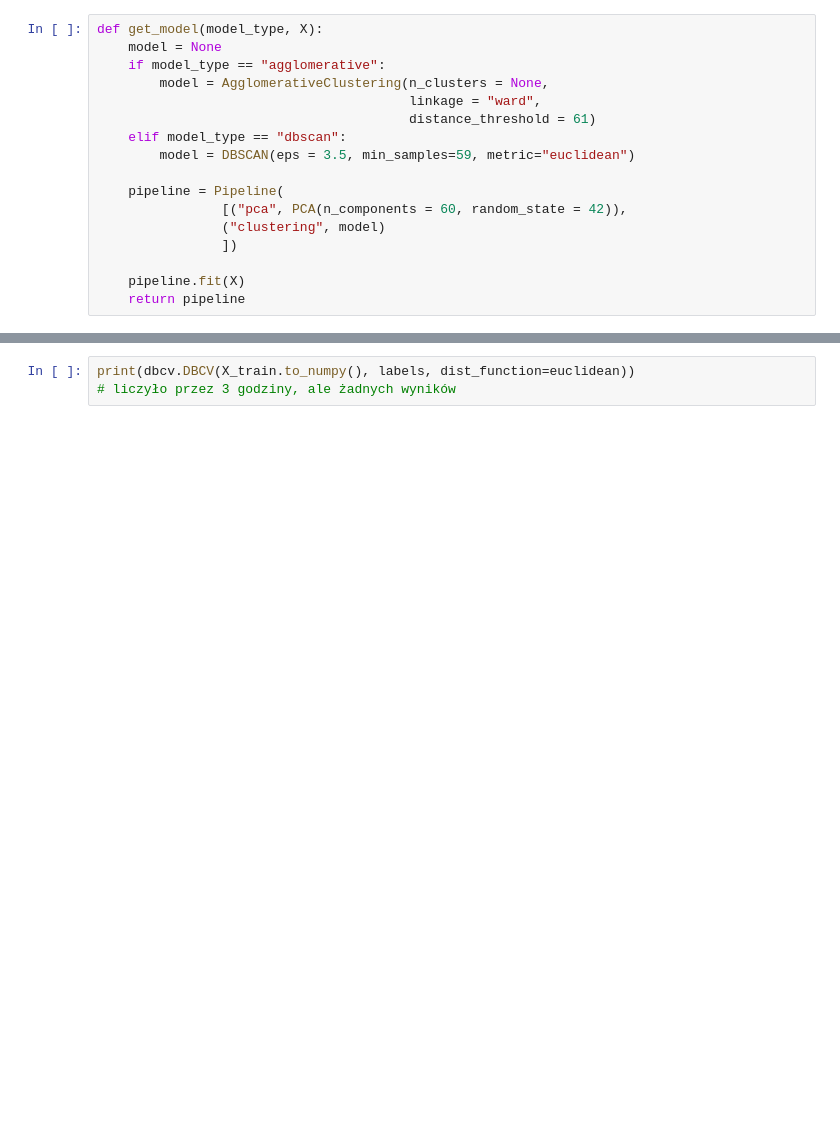
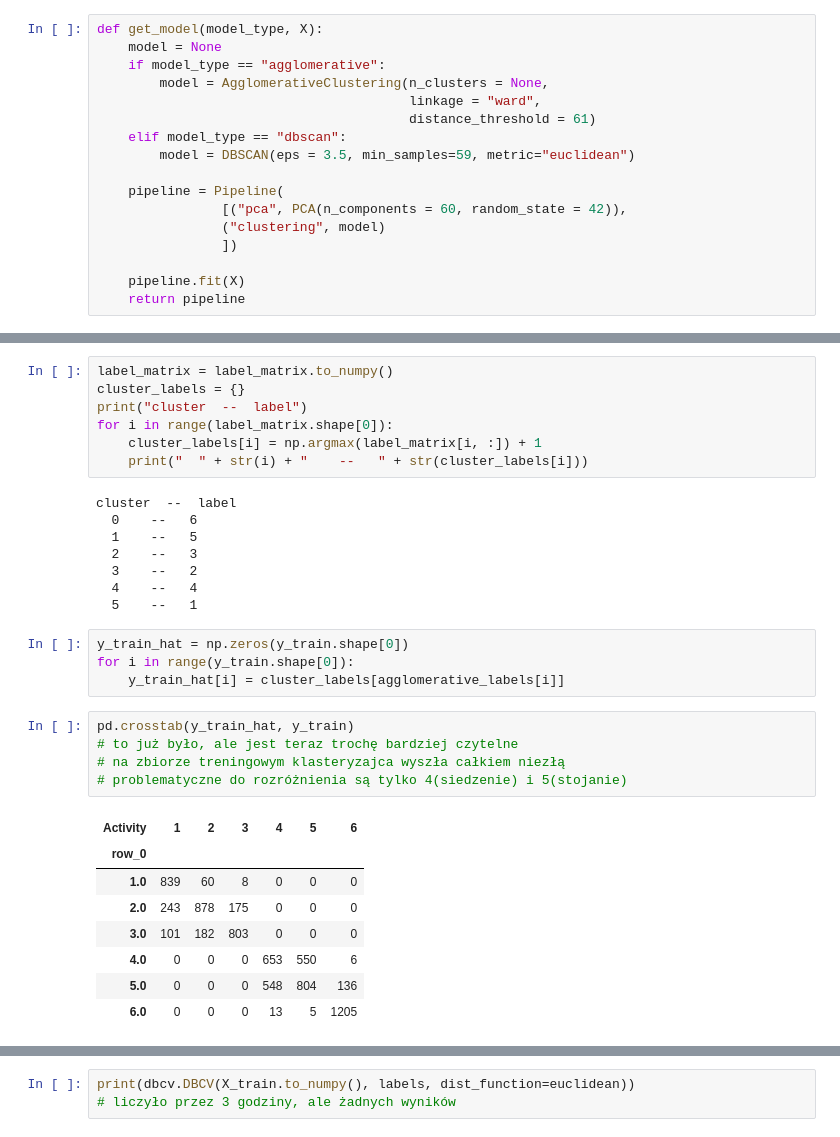
Before and after one commit to gekas145/WUM-2021-Projekty, a Jupyter notebook: Projekt2/final.ipynb, the cells around one changed output, grey strips where cells are left out. Cells and saved outputs as stored; diff of their text form; blank space fills up the shorter version.

```diff
--- a/Projekt2/final.ipynb
+++ b/Projekt2/final.ipynb
@@ -177,0 +205,33 @@ plt.show()
+# %%
+label_matrix = label_matrix.to_numpy()
+cluster_labels = {}
+print("cluster  --  label")
+for i in range(label_matrix.shape[0]):
+    cluster_labels[i] = np.argmax(label_matrix[i, :]) + 1
+    print("  " + str(i) + "    --   " + str(cluster_labels[i]))
+# %% [output]
+cluster  --  label
+  0    --   6
+  1    --   5
+  2    --   3
+  3    --   2
+  4    --   4
+  5    --   1
+# %%
+y_train_hat = np.zeros(y_train.shape[0])
+for i in range(y_train.shape[0]):
+    y_train_hat[i] = cluster_labels[agglomerative_labels[i]]
+# %%
+pd.crosstab(y_train_hat, y_train)
+# to już było, ale jest teraz trochę bardziej czytelne
+# na zbiorze treningowym klasteryzajca wyszła całkiem niezłą
+# problematyczne do rozróżnienia są tylko 4(siedzenie) i 5(stojanie)
+# %% [output]
+| Activity | 1 | 2 | 3 | 4 | 5 | 6 |
+| row_0 |  |  |  |  |  |  |
+| 1.0 | 839 | 60 | 8 | 0 | 0 | 0 |
+| 2.0 | 243 | 878 | 175 | 0 | 0 | 0 |
+| 3.0 | 101 | 182 | 803 | 0 | 0 | 0 |
+| 4.0 | 0 | 0 | 0 | 653 | 550 | 6 |
+| 5.0 | 0 | 0 | 0 | 548 | 804 | 136 |
+| 6.0 | 0 | 0 | 0 | 13 | 5 | 1205 |
```
Also changed, not shown: parts of 14 cells of this notebook.
